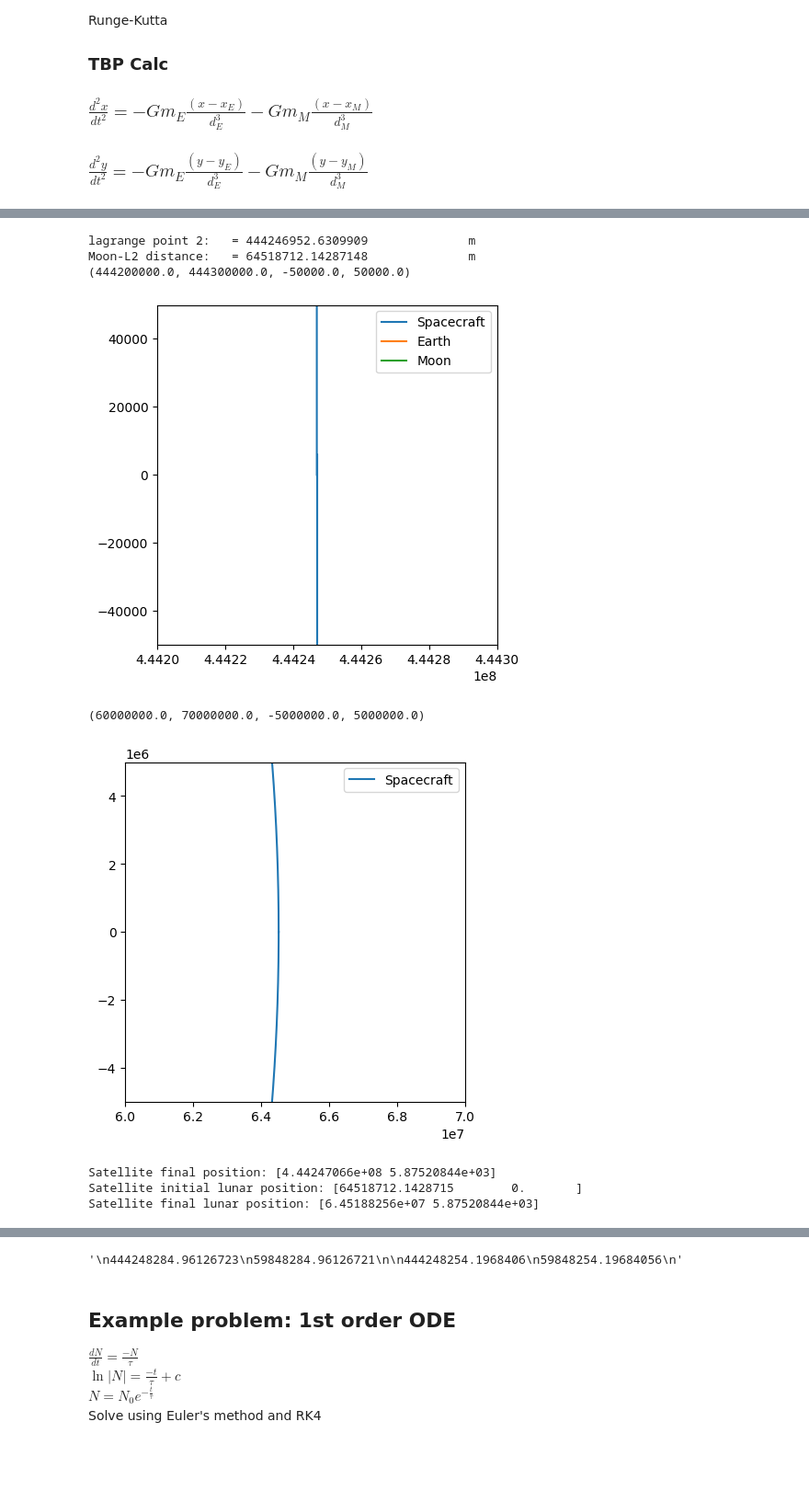
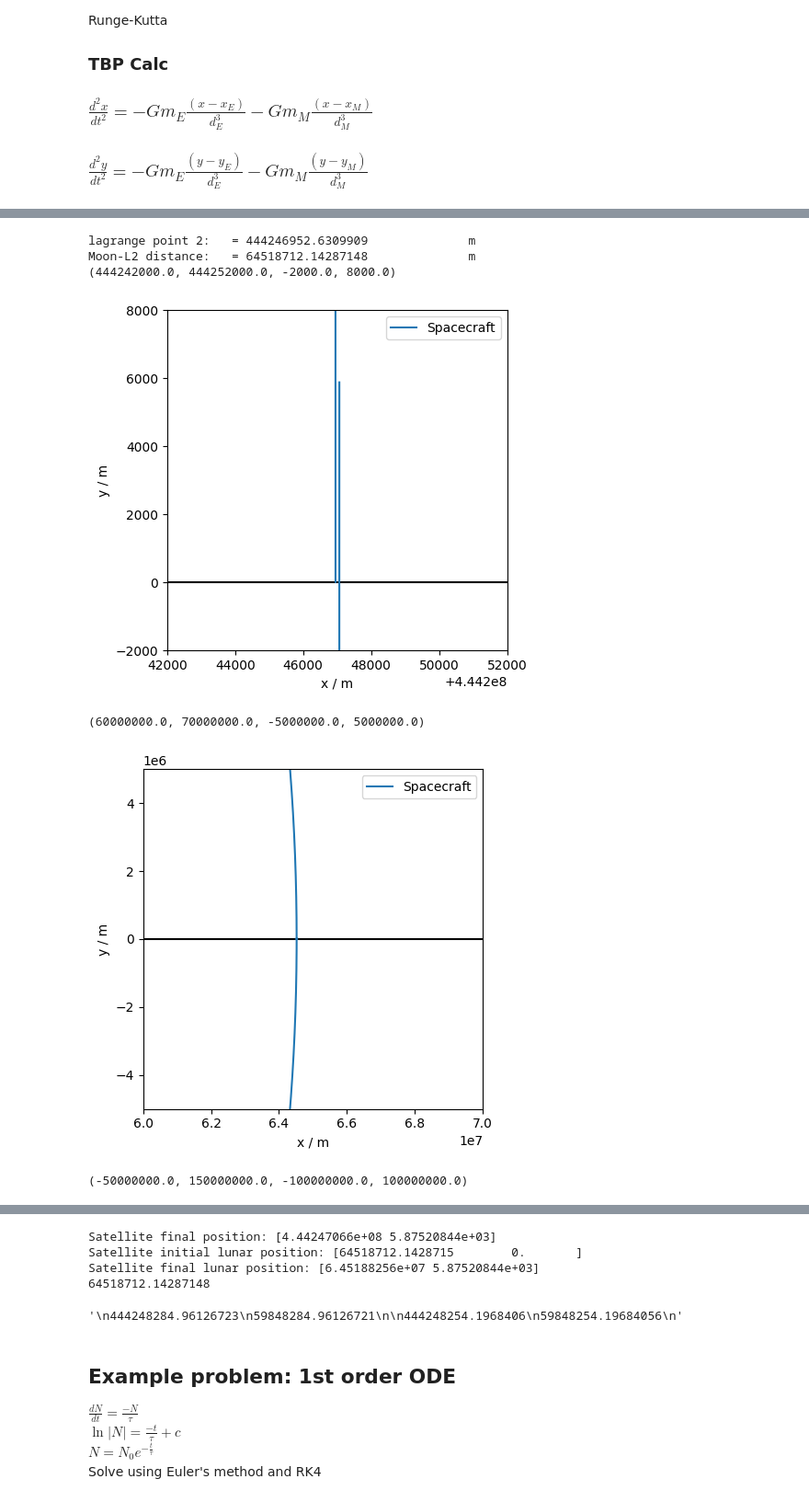
Before and after one commit to HalconDorado/CPr-3BodyProblem, a Jupyter notebook: test zone.ipynb, the cells around one changed output, grey strips where cells are left out. Shown: that part at 92% size. Cells and saved outputs as stored; diff of their text form; code cells hidden in the pictures; blank space fills up the shorter version.

```diff
--- a/test zone.ipynb
+++ b/test zone.ipynb
@@ -265,12 +265,12 @@ def RK4ODEsolve3BP(t_0, t_f, dt): #t_0: time initial [seconds], t_f: time final
         u3 = Spos + dt * v2
         v3 = Svel + dt * w2
         w3 = d2t_r(t + dt, *u3)
-        '''
+
         if i% (int(steps/10)) == 0:
             n = round(i / steps, 2) * 100
             printAlligned('{}%'.format(n), Spos,'m')
             printAlligned('{}%'.format(n), Svel,'m s^-1')
-        '''
+
         Spos = Spos + dt * (Svel + 2*v1 + 2*v2 + v3) / 6
         Svel = Svel + dt * (w0 + 2*w1 + 2*w2 + w3) / 6
         t = tList[i+1]
@@ -298,11 +298,14 @@ def plot(data=None,label='',mode='plot', plotLims=[-5e8,5e8,-5e8,5e8]):
             plotLims = ax.axis(plotLims)
             ax.set_aspect('equal',adjustable='box')
             print(plotLims)
+            plt.axhline(0, color='black')
+            plt.axvline(0, color='black')
         case 'show':
             ax.legend()
             plt.show()
 
 f = 1.04859279325
+
 dro = d*(mM/3/mE)**(1/3)
 dr = d*(mM/3/mE)**(1/3) *f
 l2o = rM + d*(mM/3/mE)**(1/3)
@@ -328,7 +331,9 @@ def findFFactor(fGuess = 1, dPlaces):
 initialize('fillVectors',inSpos=[l2,0],inSvel=[0, l2vel])
 SposList, MposList, EposList, tList = RK4ODEsolve3BP(0, P, 100)
 print('l2o: {} m, l2: {} m, dro: {} m, dr: {} m'.format(l2o, l2,dro, dr))
-plot(mode='axes',plotLims=[4.442e8,4.443e8,-5e4,5e4])
+plot(mode='axes')
+plt.xlabel('x / m')
+plt.ylabel('y / m')
 plot(data=SposList,label='Spacecraft')
 plot(data=EposList,label='Earth')
 plot(data=MposList,label='Moon')
@@ -336,6 +341,8 @@ plot(mode='show')
 SLunCoordPos = SposList - MposList
 ELunCoordPos = EposList - MposList
 plot(mode='axes',plotLims=[-1e8,1e8,-1e8,1e8])
+plt.xlabel('x / m')
+plt.ylabel('y / m')
 plot(data=SLunCoordPos, label='Spacecraft')
 plot(mode='show')
 # %% [output]
@@ -356,38 +369,51 @@ l2o: 441257093.7838804 m, l2: 444246952.6309909 m, dro: 61528853.295760974 m, dr
 # %%
 printAlligned('lagrange point 2:', l2, 'm')
 printAlligned('Moon-L2 distance:', dr, 'm')
 
-plot(mode='axes',plotLims=[4.442e8,4.443e8,-5e4,5e4])
+plot(mode='axes',plotLims=[4.44242e8,4.44252e8,-2e3,8e3])
+plt.xlabel('x / m')
+plt.ylabel('y / m')
 plot(data=SposList,label='Spacecraft')
-plot(data=EposList,label='Earth')
-plot(data=MposList,label='Moon')
+#plot(data=EposList,label='Earth')
+#plot(data=MposList,label='Moon')
 plot(mode='show')
 SLunCoordPos = SposList - MposList
 ELunCoordPos = EposList - MposList
 plot(mode='axes',plotLims=[6e7, 7e7,-5e6,5e6])
+plt.xlabel('x / m')
+plt.ylabel('y / m')
 plot(data=SLunCoordPos, label='Spacecraft')
+plot(mode='show')
+
+SEarCoordPos = SposList - EposList
+plot(mode='axes',plotLims=[-5e7, 1.5e8,-1e8,1e8])
+plt.xlabel('x / m')
+plt.ylabel('y / m')
+plt.axhline(0, color='black')
+plt.axvline(0, color='black')
+plot(data=SEarCoordPos, label='Spacecraft')
 plot(mode='show')
 
 print('Satellite final position: {}'.format(np.transpose(Spos)))
 print('Satellite initial lunar position: {}'.format(np.transpose(SLunCoordPos)[0]))
 print('Satellite final lunar position: {}'.format(np.transpose(SLunCoordPos)[-1]))
 #dr = d*(mM/3/mE)**(1/3) *0.972686
 #l2 = d + d*(mM/3/mE)**(1/3) *0.972686
 
+dr = d*(mM/3/mE)**(1/3) *f
+print(dr)
 '''
 444248284.96126723
 59848284.96126721
 
 444248254.1968406
 59848254.19684056
 '''
 # %% [output]
 lagrange point 2:   = 444246952.6309909              m
 Moon-L2 distance:   = 64518712.14287148              m
-(444200000.0, 444300000.0, -50000.0, 50000.0)
+(444242000.0, 444252000.0, -2000.0, 8000.0)
-[figure, old version]
+[figure, new version]
 (60000000.0, 70000000.0, -5000000.0, 5000000.0)
-[figure, old version]
+[figure, new version]
-Satellite final position: [4.44247066e+08 5.87520844e+03]
-Satellite initial lunar position: [64518712.1428715        0.       ]
-Satellite final lunar position: [6.45188256e+07 5.87520844e+03]
+(-50000000.0, 150000000.0, -100000000.0, 100000000.0)
@@ -394,4 +421,8 @@ Satellite final lunar position: [6.45188256e+07 5.87520844e+03]
-'\n444248284.96126723\n59848284.96126721\n\n444248254.1968406\n59848254.19684056\n'
+Satellite final position: [4.44247066e+08 5.87520844e+03]
+Satellite initial lunar position: [64518712.1428715        0.       ]
+Satellite final lunar position: [6.45188256e+07 5.87520844e+03]
+64518712.14287148
+'\n444248284.96126723\n59848284.96126721\n\n444248254.1968406\n59848254.19684056\n'
 # %% [markdown]
 ## Example problem: 1st order ODE ##
 $\frac{dN}{dt}=\frac{-N}{\tau}$\
```
Also changed, not shown: parts of 4 cells of this notebook, 2 other files.
